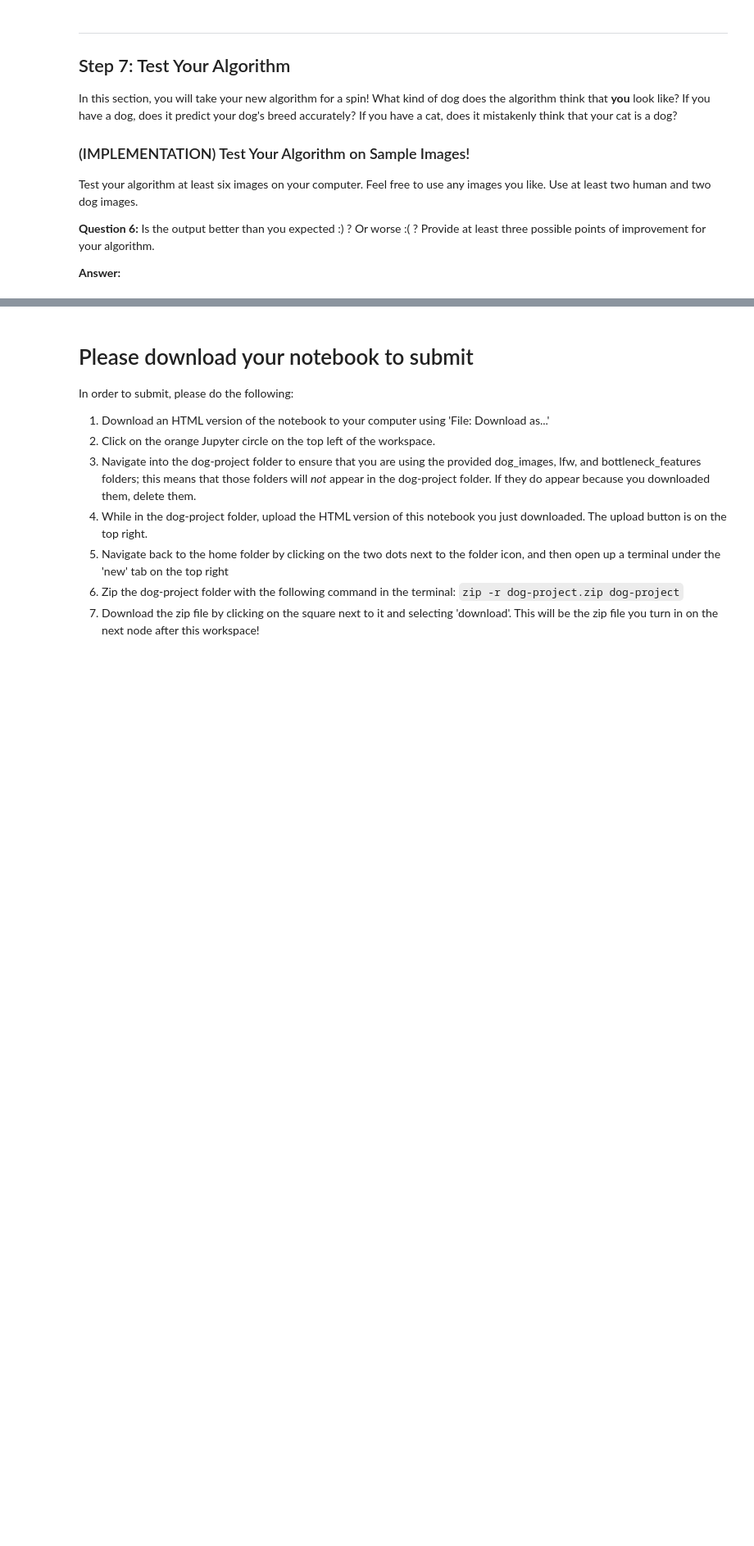
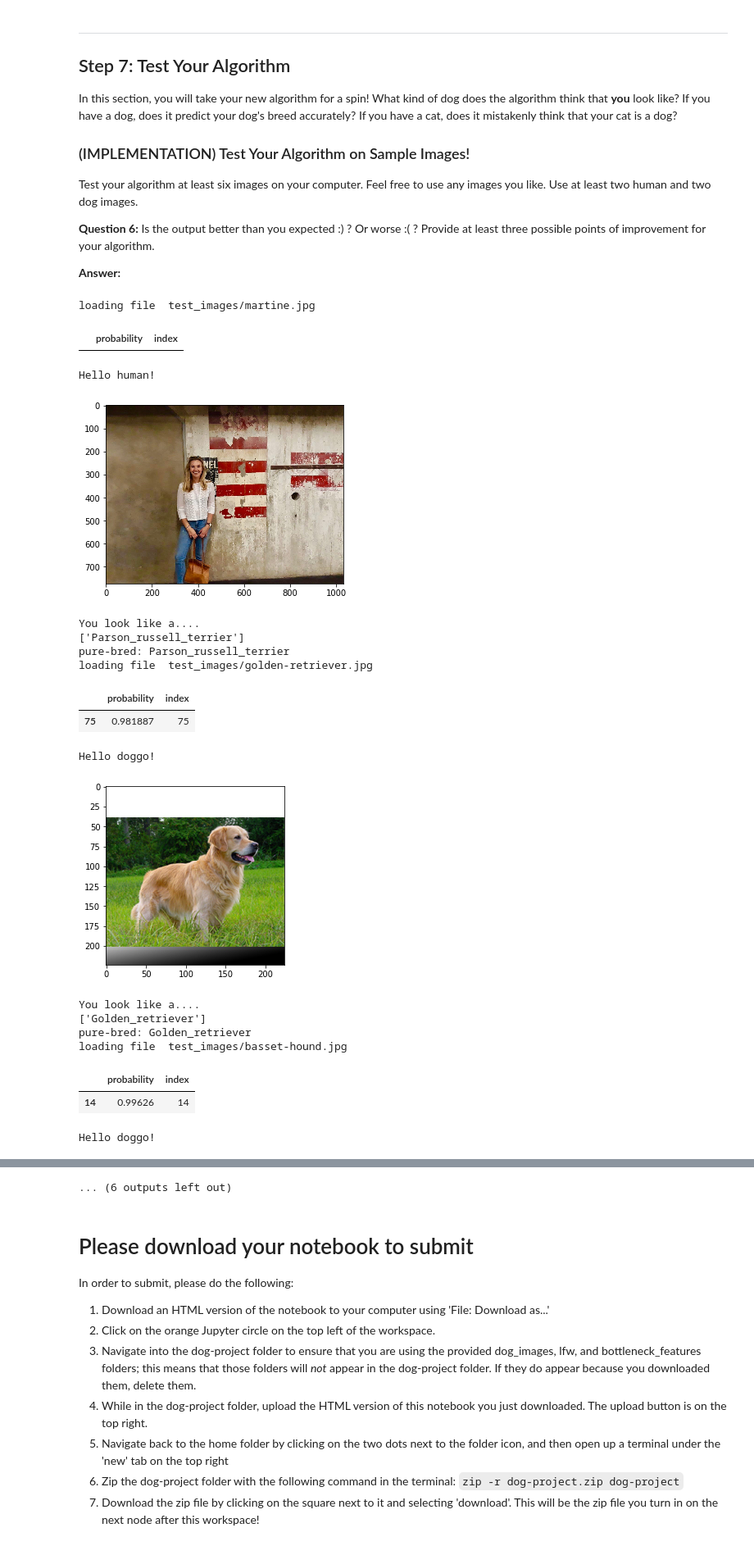
Before and after one commit to danielblignaut/dog-breed-cnn-classifier, a Jupyter notebook: dog_app.ipynb, the cells around one changed output, grey strips where cells are left out. Shown: that part at 82% size. Cells and saved outputs as stored; diff of their text form; code cells hidden in the pictures; blank space fills up the shorter version.

```diff
--- a/dog_app.ipynb
+++ b/dog_app.ipynb
@@ -481,7 +478,7 @@ To reduce training time without sacrificing accuracy, we show you how to train a
 
 ### Obtain Bottleneck Features
 # %%
-bottleneck_features = np.load('/data/bottleneck_features/DogVGG16Data.npz')
+bottleneck_features = np.load('data/bottleneck_features/DogVGG16Data.npz')
 train_VGG16 = bottleneck_features['train']
 valid_VGG16 = bottleneck_features['valid']
 test_VGG16 = bottleneck_features['test']
@@ -608,7 +627,7 @@ In the code block below, extract the bottleneck features corresponding to the tr
     test_{network} = bottleneck_features['test']
 # %%
 ### TODO: Obtain bottleneck features from another pre-trained CNN.
-bottleneck_features = np.load('/data/bottleneck_features/DogResnet50Data.npz')
+bottleneck_features = np.load('data/bottleneck_features/DogResnet50Data.npz')
 train_resnet = bottleneck_features['train']
 valid_resnet = bottleneck_features['valid']
 test_resnet = bottleneck_features['test']
@@ -763,10 +781,32 @@ Some sample output for our algorithm is provided below, but feel free to design
 ### TODO: Write your algorithm.
 ### Feel free to use as many code cells as needed.
 def final_predictor(img_path) :
-    if(not face_detector(img_path) and not dog_detector(img_path)) :
+    is_human = face_detector(img_path)
+    is_dog = dog_detector(img_path)
+    if(not is_human and not is_dog) :
         raise Exception('This Image contains neither a dog nor a human!')
 
-    return resnet_predict_breed(img_path)
+    return is_human, resnet_predict_breed(img_path)
+
+def display_final_prediction(is_human, dog_breeds, img_path) :
+    if(is_human):
+        print("Hello human!")
+    else :
+        print("Hello doggo!")
+
+    img = cv2.imread(img_path,cv2.IMREAD_COLOR)
+    img_rgb = cv2.cvtColor(img, cv2.COLOR_BGR2RGB)
+
+    # display the image, along with bounding box
+    plt.imshow(img_rgb)
+    plt.show()
+    print("You look like a....")
+    print(dog_breeds)
+    breed_list = ', '.join(map(str, dog_breeds))
+    if(len(dog_breeds) > 1) :
+        print("mutt: %s" % breed_list)
+    else :
+        print("pure-bred: %s" % breed_list)
 # %% [markdown]
 ---
 <a id='step7'></a>
@@ -784,4 +824,38 @@ __Answer:__
 # %%
 ## TODO: Execute your algorithm from Step 6 on
 ## at least 6 images on your computer.
 ## Feel free to use as many code cells as needed.
+import os
+
+def load_directory_files(path) :
+    filelist=os.listdir(path)
+    for file in filelist[:]: # filelist[:] makes a copy of filelist.
+        if(not file.endswith(".jpg") and not file.endswith('.jpeg') and not file.enswith('.png')):
+            filelist.remove(file)
+    return filelist
+
+base_path = 'test_images/'
+for file in load_directory_files(base_path) :
+    print("loading file ",base_path + file)
+    is_human, dog_breed = final_predictor(base_path + file)
+    display_final_prediction(is_human, dog_breed, base_path + file)
+# %% [output]
+loading file  test_images/martine.jpg
+|  | probability | index |
+Hello human!
+[figure, added]
+You look like a....
+['Parson_russell_terrier']
+pure-bred: Parson_russell_terrier
+loading file  test_images/golden-retriever.jpg
+|  | probability | index |
+| 75 | 0.981887 | 75 |
+Hello doggo!
+[figure, added]
+You look like a....
+['Golden_retriever']
+pure-bred: Golden_retriever
+loading file  test_images/basset-hound.jpg
+|  | probability | index |
+| 14 | 0.99626 | 14 |
+Hello doggo!
@@ -788,3 +863,4 @@ __Answer:__
+... (6 outputs left out)
 # %% [markdown]
 # Please download your notebook to submit
 
```
Also changed, not shown: parts of 18 cells of this notebook, 6 other files.
